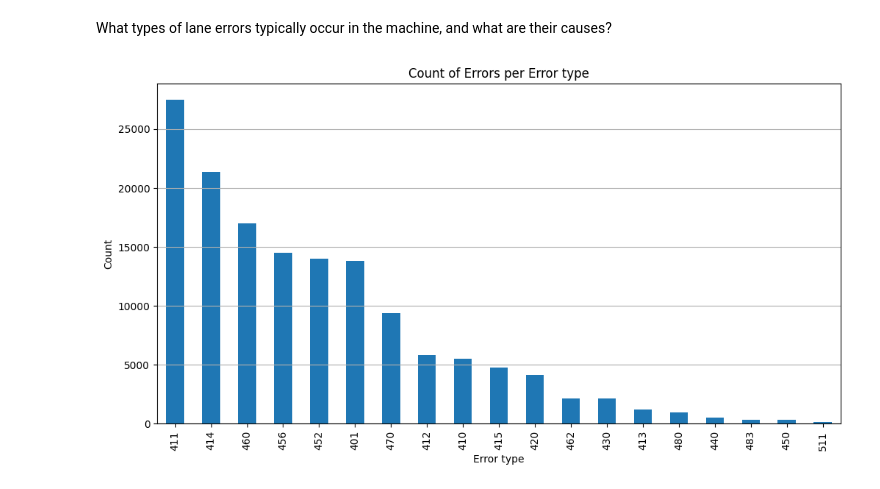
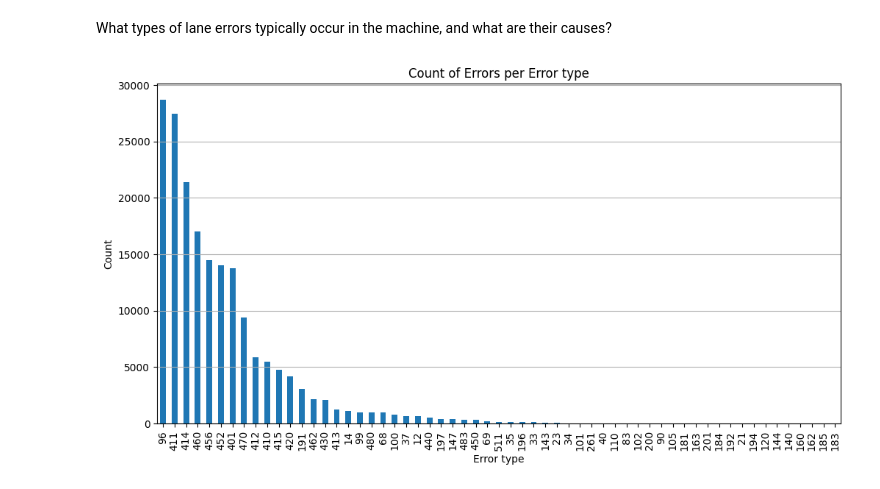
Before and after one commit to AcidSudo/Sanovo_19052025, a Jupyter notebook: EDA_types_of_errors.ipynb, the cells around one changed output. Drawn from its saved outputs; the diff is of its cells as text; code cells hidden in the pictures.

```diff
--- a/EDA_types_of_errors.ipynb
+++ b/EDA_types_of_errors.ipynb
@@ -16,18 +16,18 @@ df.head()
 # %% [markdown]
 What types of lane errors typically occur in the machine, and what are their causes?
 # %%
-df = df[(df['MerType'] == 21) &(df['MerNumber'] >= 400)]
+error = df[(df['MerType'] == 21)]
 # eda['MerNumber'].value_counts()
 # Create a bar chart for the count of occurrences per MerNumber
-df['MerNumber'].value_counts().plot(kind='bar', figsize=(12, 6))
+error['MerNumber'].value_counts().plot(kind='bar', figsize=(12, 6))
 
 # Add labels and title
 plt.xlabel('Error type')
 plt.ylabel('Count')
 plt.title('Count of Errors per Error type')
 plt.grid(axis='y')
 # Save the plot as a picture
 plt.savefig('error_type_count_plot.jpg')
 plt.show()
 # %% [output]
-[figure, old version]
+[figure, new version]
```
Also changed, not shown: parts of 8 cells of this notebook, 4 other files.
